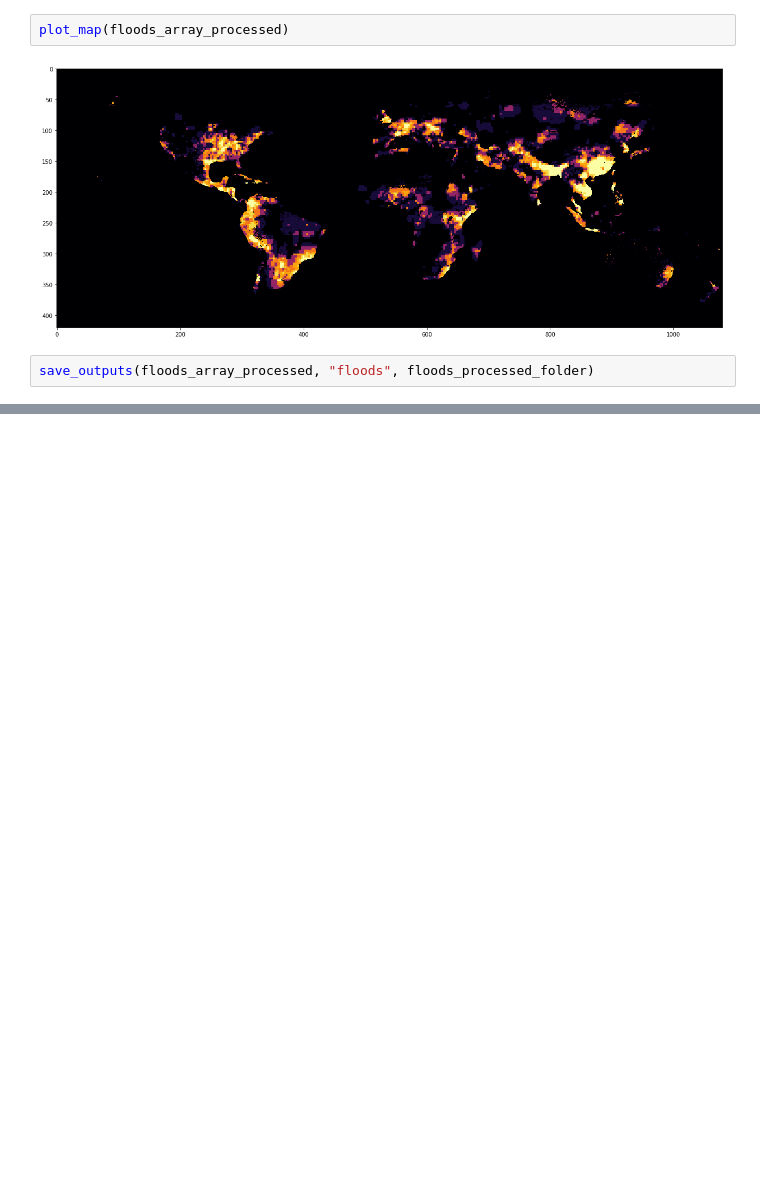
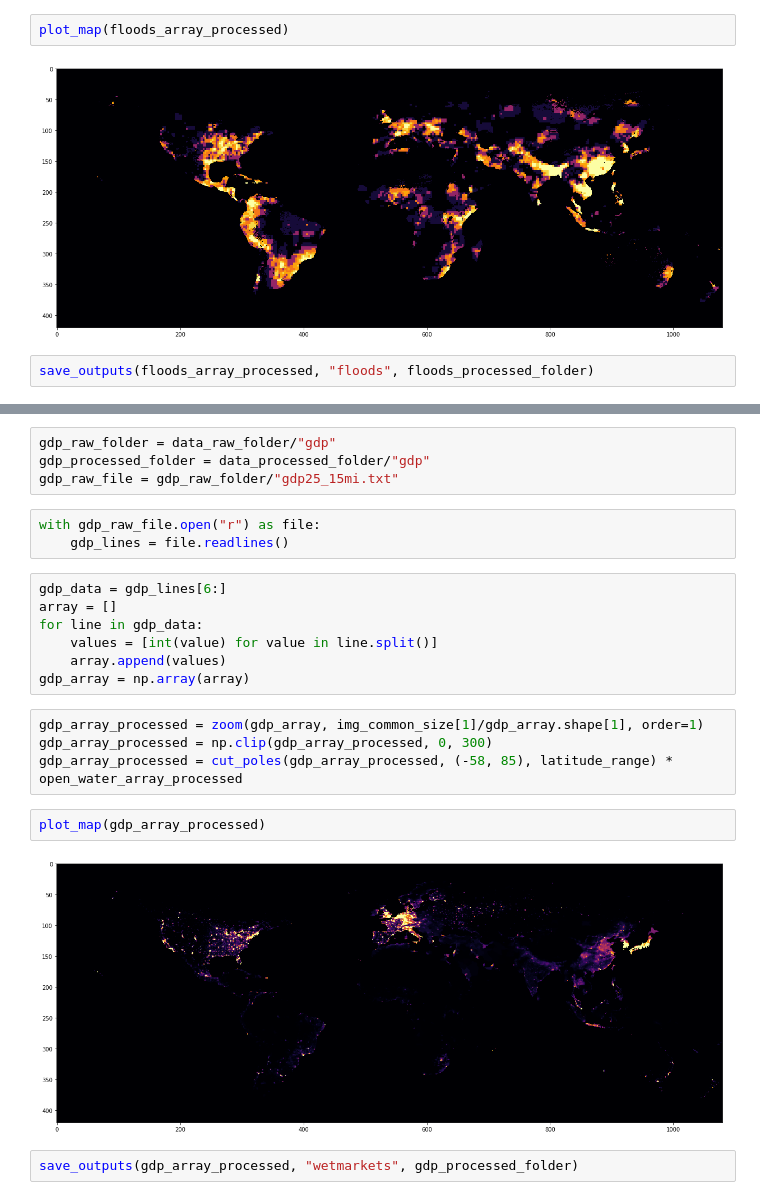
Before and after one commit to miguel-bm/pandora, a Jupyter notebook: notebooks/common_format.ipynb, the cells around one changed output, grey strips where cells are left out. Saved outputs shown, nothing was run; the diff lists cells and outputs as text; blank space fills up the shorter version.

```diff
--- a/notebooks/common_format.ipynb
+++ b/notebooks/common_format.ipynb
@@ -244,0 +291,24 @@ save_outputs(floods_array_processed, "floods", floods_processed_folder)
+# %%
+gdp_raw_folder = data_raw_folder/"gdp"
+gdp_processed_folder = data_processed_folder/"gdp"
+gdp_raw_file = gdp_raw_folder/"gdp25_15mi.txt"
+# %%
+with gdp_raw_file.open("r") as file:
+    gdp_lines = file.readlines()
+# %%
+gdp_data = gdp_lines[6:]
+array = []
+for line in gdp_data:
+    values = [int(value) for value in line.split()]
+    array.append(values)
+gdp_array = np.array(array)
+# %%
+gdp_array_processed = zoom(gdp_array, img_common_size[1]/gdp_array.shape[1], order=1)
+gdp_array_processed = np.clip(gdp_array_processed, 0, 300)
+gdp_array_processed = cut_poles(gdp_array_processed, (-58, 85), latitude_range) * open_water_array_processed
+# %%
+plot_map(gdp_array_processed)
+# %% [output]
+[figure, added]
+# %%
+save_outputs(gdp_array_processed, "wetmarkets", gdp_processed_folder)
```
Also changed, not shown: parts of 14 cells of this notebook, 10 other files.
